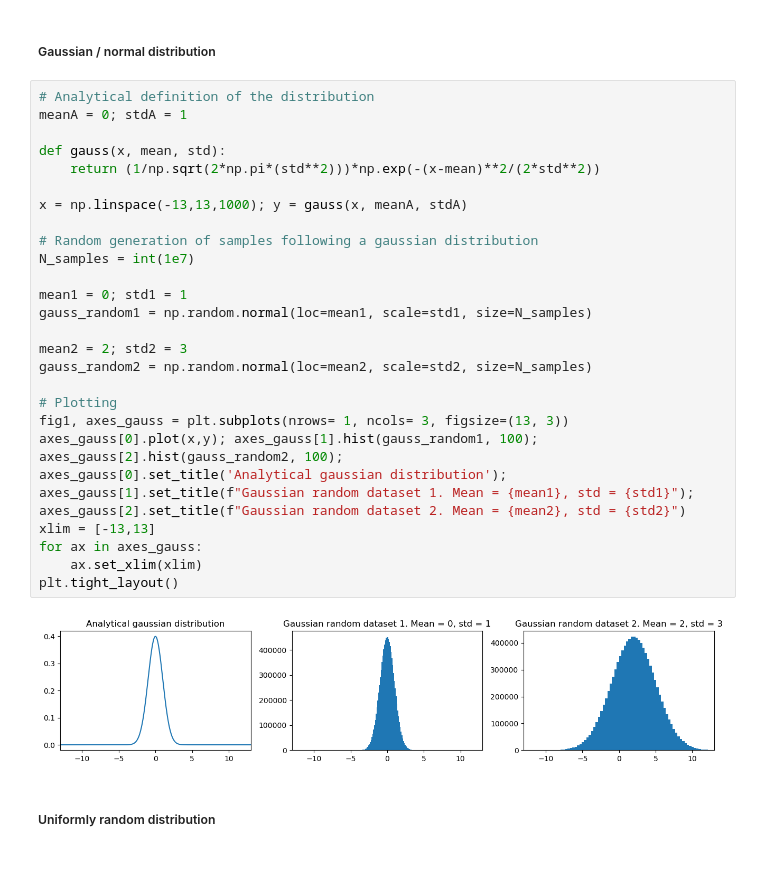
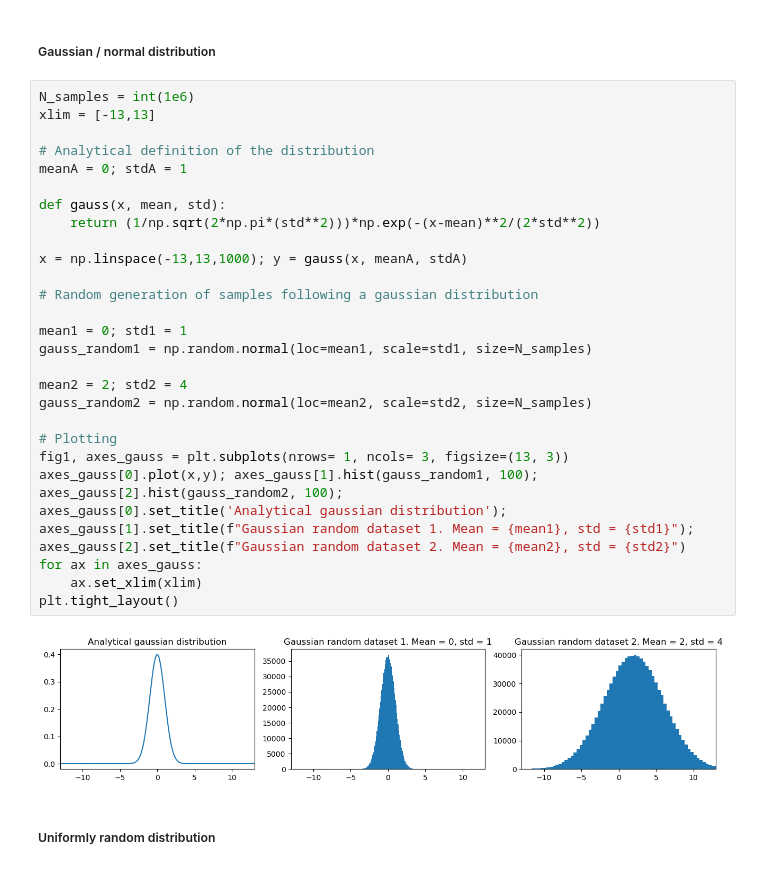
Before and after one commit to brunoperezgomez02/Quantum_Machine_Learning_UIMP_QT_Master, a Jupyter notebook: Exercise_1/Ex_1_JJB.ipynb, the cells around one changed output. Cells and saved outputs as stored; diff of their text form.

```diff
--- a/Exercise_1/Ex_1_JJB.ipynb
+++ b/Exercise_1/Ex_1_JJB.ipynb
@@ -13,35 +13,36 @@ import matplotlib.pyplot as plt
 # %% [markdown]
 ##### Gaussian / normal distribution
 # %%
+N_samples = int(1e6)
+xlim = [-13,13]
+
 # Analytical definition of the distribution
 meanA = 0; stdA = 1
 
 def gauss(x, mean, std):
     return (1/np.sqrt(2*np.pi*(std**2)))*np.exp(-(x-mean)**2/(2*std**2))
 
 x = np.linspace(-13,13,1000); y = gauss(x, meanA, stdA)
 
 # Random generation of samples following a gaussian distribution
-N_samples = int(1e7)
 
 mean1 = 0; std1 = 1
 gauss_random1 = np.random.normal(loc=mean1, scale=std1, size=N_samples)
 
-mean2 = 2; std2 = 3
+mean2 = 2; std2 = 4
 gauss_random2 = np.random.normal(loc=mean2, scale=std2, size=N_samples)
 
 # Plotting
 fig1, axes_gauss = plt.subplots(nrows= 1, ncols= 3, figsize=(13, 3))
 axes_gauss[0].plot(x,y); axes_gauss[1].hist(gauss_random1, 100); axes_gauss[2].hist(gauss_random2, 100);
 axes_gauss[0].set_title('Analytical gaussian distribution');
 axes_gauss[1].set_title(f"Gaussian random dataset 1. Mean = {mean1}, std = {std1}");
 axes_gauss[2].set_title(f"Gaussian random dataset 2. Mean = {mean2}, std = {std2}")
-xlim = [-13,13]
 for ax in axes_gauss:
     ax.set_xlim(xlim)
 plt.tight_layout()
 # %% [output]
-[figure, old version]
+[figure, new version]
 # %% [markdown]
 ##### Uniformly random distribution
 # %%
```
Also changed, not shown: parts of 12 cells of this notebook.
